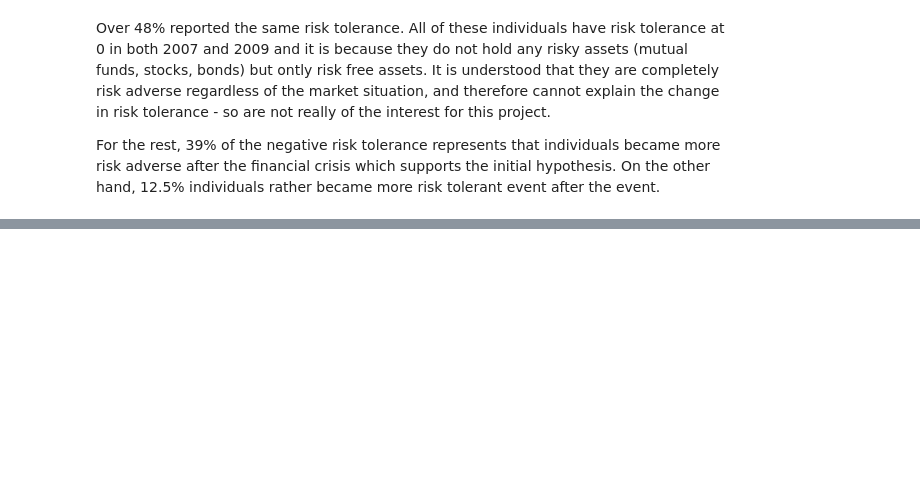
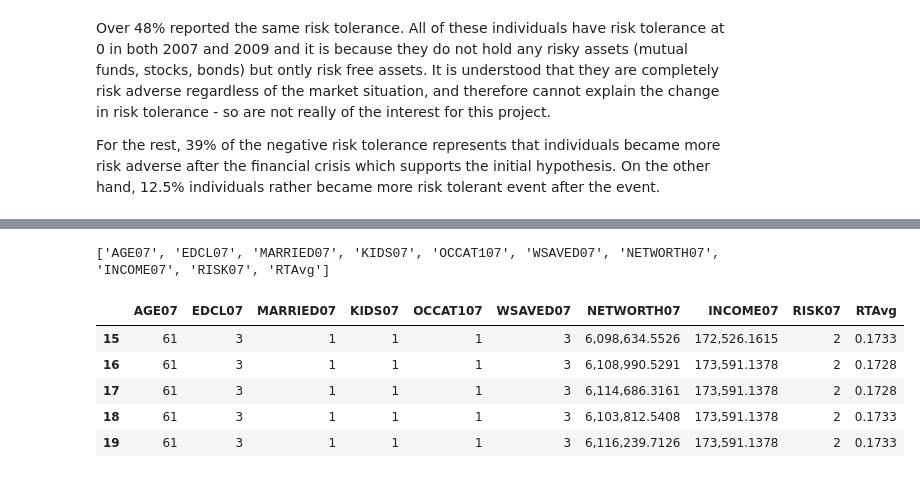
Before and after one commit to jasonsuk/stock-regression-modeling, a Jupyter notebook: proj3_advisor_risk_tolerance.ipynb, the cells around one changed output, grey strips where cells are left out. Drawn from its saved outputs; the diff is of its cells as text; code cells hidden in the pictures; blank space fills up the shorter version.

```diff
--- a/proj3_advisor_risk_tolerance.ipynb
+++ b/proj3_advisor_risk_tolerance.ipynb
@@ -323,0 +371,8 @@ features = ['AGE', 'EDCL', 'MARRIED', 'OCCAT1', 'WSAVED', 'NETWORTH', 'INCOME',
+# %%
+# Select columns to keep
+
+keepcols = [f+'07' for f in features]
+keepcols.append('RTAvg')
+print(keepcols)
+# %% [output]
+['AGE07', 'EDCL07', 'MARRIED07', 'KIDS07', 'OCCAT107', 'WSAVED07', 'NETWORTH07', 'INCOME07', 'RISK07', 'RTAvg']
@@ -323,0 +383,9 @@ features = ['AGE', 'EDCL', 'MARRIED', 'OCCAT1', 'WSAVED', 'NETWORTH', 'INCOME',
+# %%
+data.head()
+# %% [output]
+|  | AGE07 | EDCL07 | MARRIED07 | KIDS07 | OCCAT107 | WSAVED07 | NETWORTH07 | INCOME07 | RISK07 | RTAvg |
+| 15 | 61 | 3 | 1 | 1 | 1 | 3 | 6,098,634.5526 | 172,526.1615 | 2 | 0.1733 |
+| 16 | 61 | 3 | 1 | 1 | 1 | 3 | 6,108,990.5291 | 173,591.1378 | 2 | 0.1728 |
+| 17 | 61 | 3 | 1 | 1 | 1 | 3 | 6,114,686.3161 | 173,591.1378 | 2 | 0.1728 |
+| 18 | 61 | 3 | 1 | 1 | 1 | 3 | 6,103,812.5408 | 173,591.1378 | 2 | 0.1733 |
+| 19 | 61 | 3 | 1 | 1 | 1 | 3 | 6,116,239.7126 | 173,591.1378 | 2 | 0.1733 |
```
Also changed, not shown: parts of 20 cells of this notebook.
